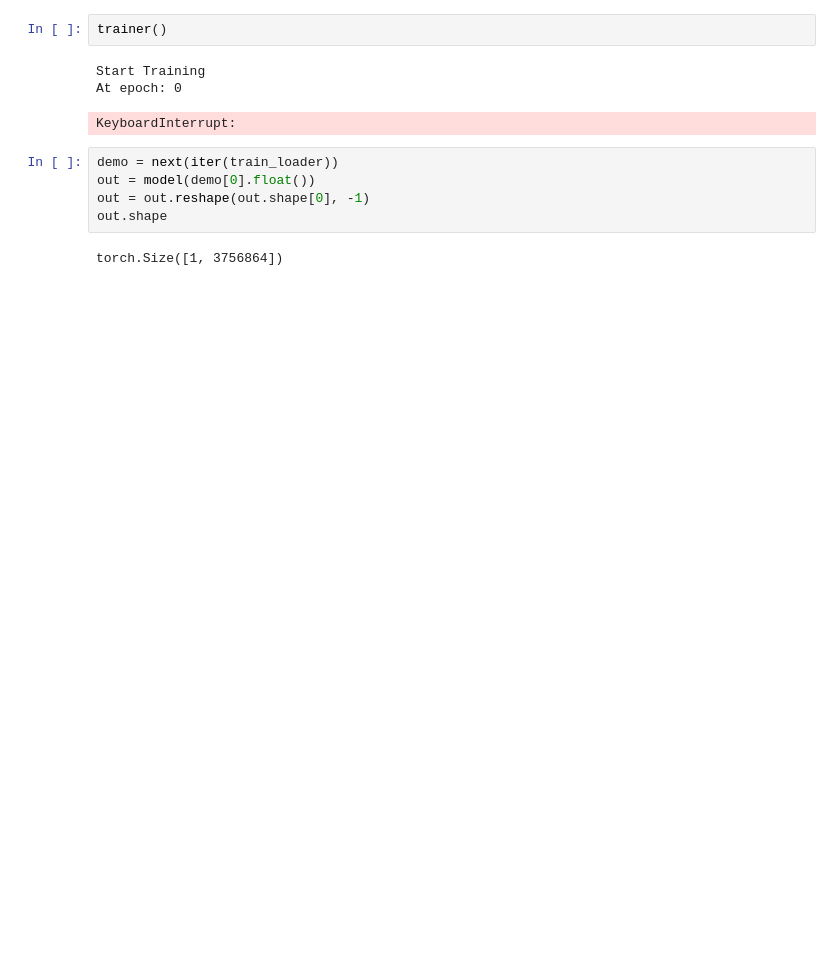
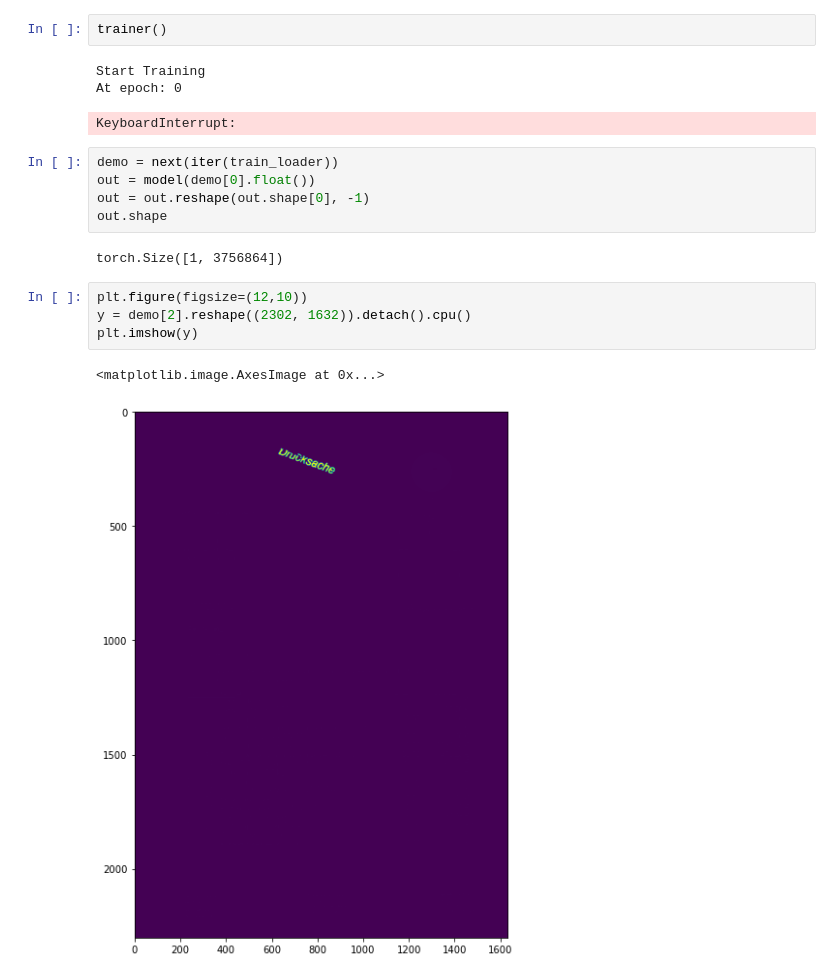
Before and after one commit to Morris135212/semantic_seg, a Jupyter notebook: demo.ipynb, the cells around one changed output. Saved outputs shown, nothing was run; the diff lists cells and outputs as text; blank space fills up the shorter version.

```diff
--- a/demo.ipynb
+++ b/demo.ipynb
@@ -91,3 +97,10 @@ out = out.reshape(out.shape[0], -1)
 out.shape
 # %% [output]
 torch.Size([1, 3756864])
+# %%
+plt.figure(figsize=(12,10))
+y = demo[2].reshape((2302, 1632)).detach().cpu()
+plt.imshow(y)
+# %% [output]
+<matplotlib.image.AxesImage at 0x...>
+[figure, added]
```
Also changed, not shown: parts of 4 cells of this notebook, 5 other files.
